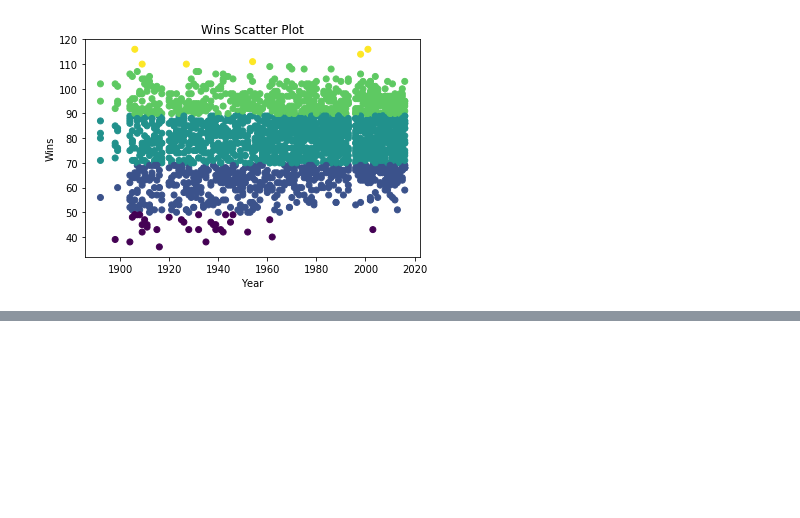
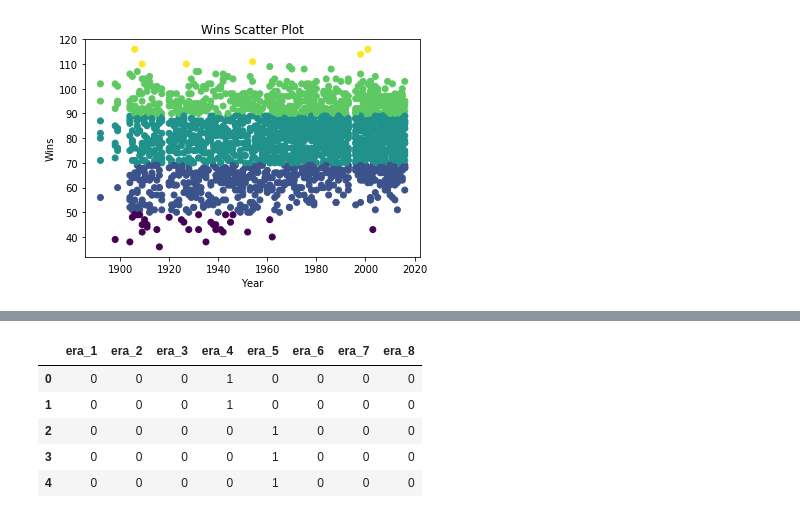
Before and after one commit to mariojrgithub/capstone, a Jupyter notebook: datacamp_code_along.ipynb, the cells around one changed output, grey strips where cells are left out. Cells and saved outputs as stored; diff of their text form; code cells hidden in the pictures; blank space fills up the shorter version.

```diff
--- a/datacamp_code_along.ipynb
+++ b/datacamp_code_along.ipynb
@@ -195,0 +234,37 @@ df[df['yearID'] > 1900]
+# %%
+# create year_label column to provide infor about how
+# certain years are related
+# dead ball eras, live ball/steriod eras
+
+def assign_label(year):
+    if year < 1920:
+        return 1
+    elif year >= 1920 and year <= 1941:
+        return 2
+    elif year >= 1942 and year <= 1945:
+        return 3
+    elif year >= 1946 and year <= 1962:
+        return 4
+    elif year >= 1963 and year <= 1976:
+        return 5
+    elif year >= 1977 and year <= 1992:
+        return 6
+    elif year >= 1993 and year <= 2009:
+        return 7
+    elif year >= 2010:
+        return 8
+# %%
+# add year_label column
+df['year_label'] = df['yearID'].apply(assign_label)
+# %%
+# create dummies for new column
+dummy_df = pd.get_dummies(df['year_label'], prefix='era')
+# %%
+dummy_df.head()
+# %% [output]
+|  | era_1 | era_2 | era_3 | era_4 | era_5 | era_6 | era_7 | era_8 |
+| 0 | 0 | 0 | 0 | 1 | 0 | 0 | 0 | 0 |
+| 1 | 0 | 0 | 0 | 1 | 0 | 0 | 0 | 0 |
+| 2 | 0 | 0 | 0 | 0 | 1 | 0 | 0 | 0 |
+| 3 | 0 | 0 | 0 | 0 | 1 | 0 | 0 | 0 |
+| 4 | 0 | 0 | 0 | 0 | 1 | 0 | 0 | 0 |
```
Also changed, not shown: parts of 9 cells of this notebook, 1 other file.
